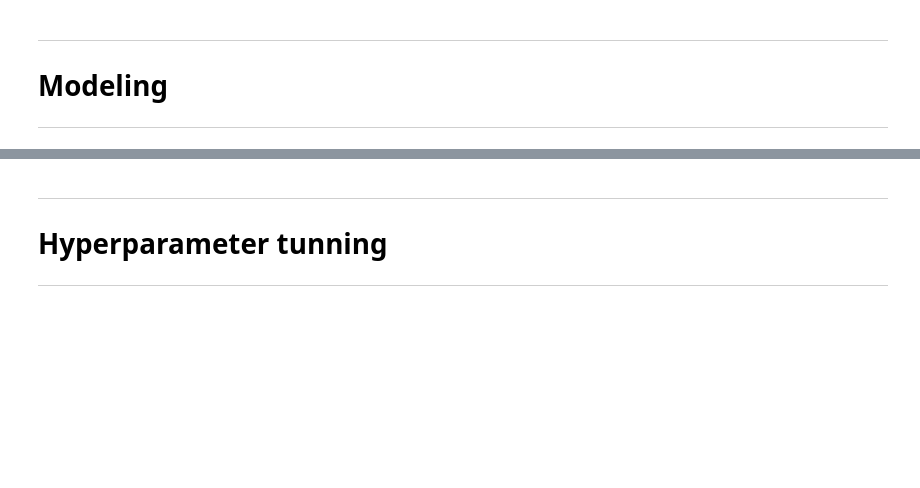
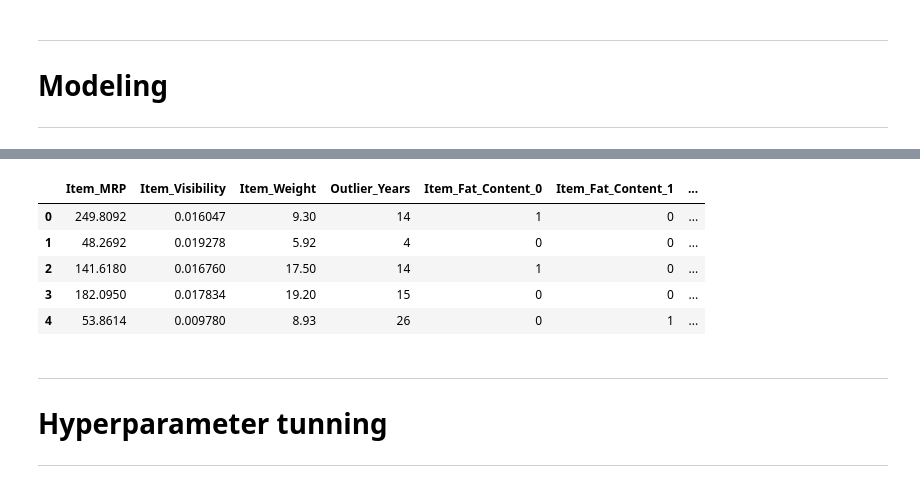
Before and after one commit to Meigarom/Big-Mart-Sales, a Jupyter notebook: Big_Mart_Sales_EDA.ipynb, the cells around one changed output, grey strips where cells are left out. Drawn from its saved outputs; the diff is of its cells as text; code cells hidden in the pictures; blank space fills up the shorter version.

```diff
--- a/Big_Mart_Sales_EDA.ipynb
+++ b/Big_Mart_Sales_EDA.ipynb
@@ -419,0 +509,14 @@ Final #missing: 0
+# %%
+le = LabelEncoder()
+
+# new variable for outlet
+data['Outlet'] = le.fit_transform( data['Outlet_Identifier'] )
+
+var_mod = ['Item_Fat_Content', 'Outlet_Location_Type', 'Outlet_Size', 'Item_Type_Combined', 'Outlet_Type', 'Outlet']
+
+for i in var_mod:
+    data[i] = le.fit_transform( data[i] )
+# %%
+# dummy variables
+data = pd.get_dummies( data, columns=['Item_Fat_Content', 'Outlet_Location_Type', 'Outlet_Size', 'Outlet_Type', 'Item_Type_Combined', 'Outlet'] )
+data.dtypes
@@ -421,3 +542,14 @@ Final #missing: 0
 ---
 # Modeling
 ---
+# %%
+# drop the columns which have been converted to different types
+data.drop( ['Item_Type', 'Outlet_Establishment_Year'], axis=1, inplace=True )
+
+# divide into test and train
+train = data.loc[ data['source'] == 'train'  ]
+test = data.loc[ data['source'] == 'test' ]
+
+# drop unnecessary columns
+test.drop( ['Item_Outlet_Sales', 'source'], axis=1, inplace=True )
+train.drop( ['source'], axis=1, inplace=True )
@@ -423,0 +565,12 @@ Final #missing: 0
+# %%
+x_train = train.drop( ['Item_Outlet_Sales', 'Item_Identifier', 'Outlet_Identifier'], axis=1 )
+y_train = train['Item_Outlet_Sales']
+# %%
+x_train.head()
+# %% [output]
+|  | Item_MRP | Item_Visibility | Item_Weight | Outlier_Years | Item_Fat_Content_0 | Item_Fat_Content_1 | ... |
+| 0 | 249.8092 | 0.016047 | 9.30 | 14 | 1 | 0 | ... |
+| 1 | 48.2692 | 0.019278 | 5.92 | 4 | 0 | 0 | ... |
+| 2 | 141.6180 | 0.016760 | 17.50 | 14 | 1 | 0 | ... |
+| 3 | 182.0950 | 0.017834 | 19.20 | 15 | 0 | 0 | ... |
+| 4 | 53.8614 | 0.009780 | 8.93 | 26 | 0 | 1 | ... |
```
Also changed, not shown: parts of 14 cells of this notebook.
